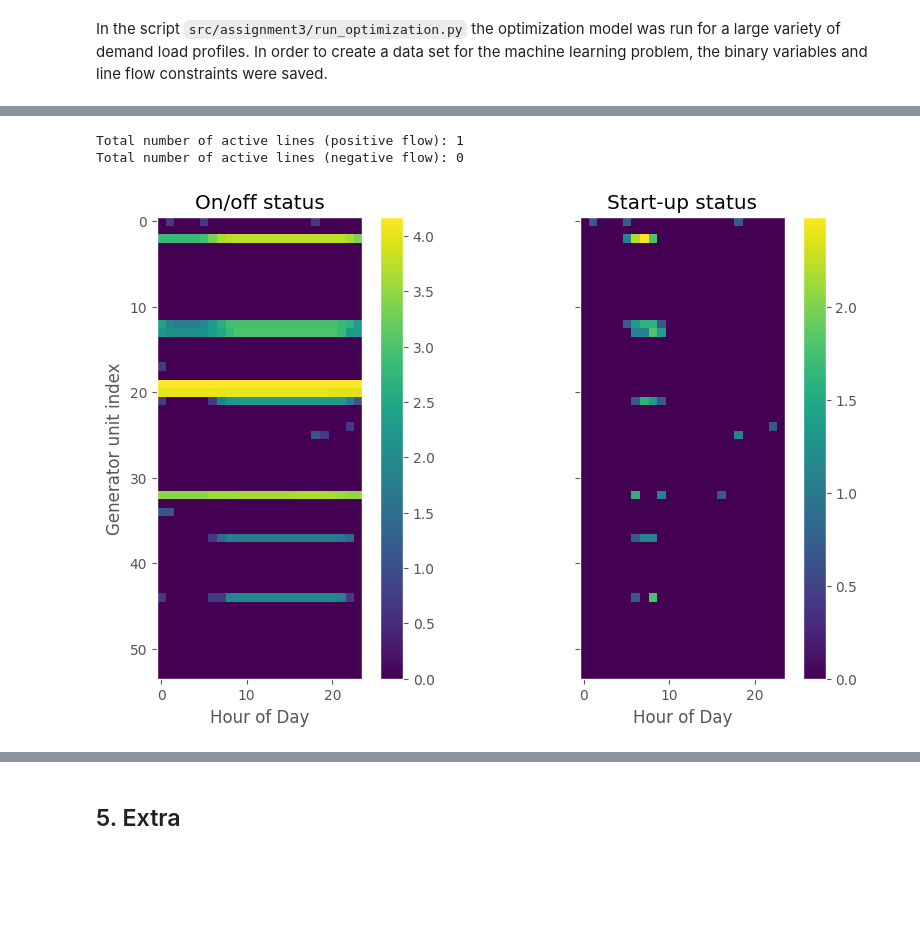
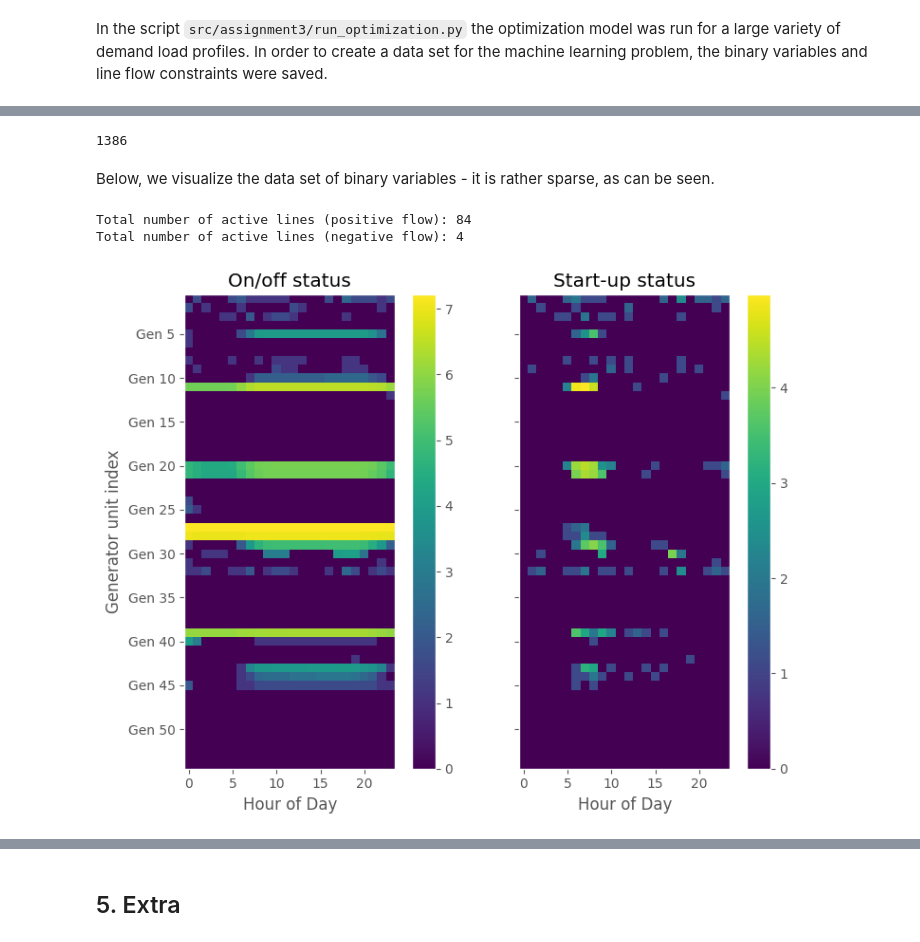
Before and after one commit to albertkjoller/ml-energy-systems, a Jupyter notebook: src/assignment3/notebooks/explainer_notebook.ipynb, the cells around one changed output, grey strips where cells are left out. Saved outputs shown, nothing was run; the diff lists cells and outputs as text; code cells hidden in the pictures; blank space fills up the shorter version.

```diff
--- a/src/assignment3/notebooks/explainer_notebook.ipynb
+++ b/src/assignment3/notebooks/explainer_notebook.ipynb
@@ -38,7 +38,7 @@ pmin    = pd.read_csv(DATA_DIR / 'pgmin.csv')
 ru      = pd.read_csv(DATA_DIR / 'ramp.csv')
 UT      = pd.read_csv(DATA_DIR / 'lu.csv')
 DT      = pd.read_csv(DATA_DIR / 'ld.csv')
-demand  = pd.read_csv(DATA_DIR / 'Demand.csv', sep=';')
+demand  = pd.read_csv(DATA_DIR / 'demand.csv', sep=';')
 c_op    = pd.read_csv(DATA_DIR / 'cost_op.csv')
 c_st    = pd.read_csv(DATA_DIR / 'cost_st.csv')
 PTDF    = pd.read_csv(DATA_DIR / 'PTDF.csv', sep=';')
@@ -626,6 +486,12 @@
 # %%
 import glob
 from pathlib import Path
+
+from tqdm import tqdm
+import numpy as np
 import pandas as pd
+import matplotlib.pyplot as plt
+plt.style.use('ggplot')
 
 DATA_DIR = Path('../data')
+PROCESSED_DIR = DATA_DIR / 'processed'
@@ -632,39 +500,67 @@ DATA_DIR = Path('../data')
 # %%
-pos_active_lines_files      = sorted(glob.glob((DATA_DIR / 'processed/active_pos*.csv').as_posix()), key=lambda x: len(x))
-neg_active_lines_files      = sorted(glob.glob((DATA_DIR / 'processed/active_neg*.csv').as_posix()), key=lambda x: len(x))
-on_off_files                = sorted(glob.glob((DATA_DIR / 'processed/on_off_*.csv').as_posix()), key=lambda x: len(x))
-start_up_files              = sorted(glob.glob((DATA_DIR / 'processed/start_up_*.csv').as_posix()), key=lambda x: len(x))
+file_idx                        = 0
 
-active_pos_lines            = pd.read_csv(pos_active_lines_files[0], index_col=None, header=None)
-active_pos_lines.index      = [f'Hour {i % 24 + 1}' for i in range(active_pos_lines.shape[0])]
-active_pos_lines.columns    = [f'Line {i+1}' for i in range(active_pos_lines.shape[1])]
+pos_active_lines_files          = sorted(glob.glob((PROCESSED_DIR / 'active_pos*.csv').as_posix()), key=lambda x: len(x))
+neg_active_lines_files          = sorted(glob.glob((PROCESSED_DIR / 'active_neg*.csv').as_posix()), key=lambda x: len(x))
+on_off_files                    = sorted(glob.glob((PROCESSED_DIR / 'on_off_*.csv').as_posix()), key=lambda x: len(x))
+start_up_files                  = sorted(glob.glob((PROCESSED_DIR / 'start_up_*.csv').as_posix()), key=lambda x: len(x))
 
-active_neg_lines            = pd.read_csv(neg_active_lines_files[0], index_col=None, header=None)
-active_neg_lines.index      = [f'Hour {i % 24 + 1}' for i in range(active_neg_lines.shape[0])]
-active_neg_lines.columns    = [f'Line {i+1}' for i in range(active_neg_lines.shape[1])]
+for i in range(len(pos_active_lines_files)):
 
-on_off                      = pd.read_csv(on_off_files[0], index_col=None, header=None)
-on_off.index                = [f'Gen {i % 54 +1}' for i in range(on_off.shape[0])]
-on_off.columns              = [f'Hour {i+1}' for i in range(on_off.shape[1])]
+    active_pos_lines_           = pd.read_csv(pos_active_lines_files[file_idx], index_col=None, header=None)
+    active_pos_lines_.index     = [f'Hour {i % 24 + 1}' for i in range(active_pos_lines_.shape[0])]
+    active_pos_lines_.columns   = [f'Line {i+1}' for i in range(active_pos_lines_.shape[1])]
 
-start_up                    = pd.read_csv(start_up_files[0], index_col=None, header=None)
-start_up.index              = [f'Gen {i % 54 +1}' for i in range(start_up.shape[0])]
-start_up.columns            = [f'Hour {i+1}' for i in range(start_up.shape[1])]
+    active_neg_lines_           = pd.read_csv(neg_active_lines_files[file_idx], index_col=None, header=None)
+    active_neg_lines_.index     = [f'Hour {i % 24 + 1}' for i in range(active_neg_lines_.shape[0])]
+    active_neg_lines_.columns   = [f'Line {i+1}' for i in range(active_neg_lines_.shape[1])]
+
+    on_off_                     = pd.read_csv(on_off_files[file_idx], index_col=None, header=None)
+    on_off_.index               = [f'Gen {i % 54 +1}' for i in range(on_off_.shape[0])]
+    on_off_.columns             = [f'Hour {i+1}' for i in range(on_off_.shape[1])]
+
+    start_up_                   = pd.read_csv(start_up_files[file_idx], index_col=None, header=None)
+    start_up_.index             = [f'Gen {i % 54 +1}' for i in range(start_up_.shape[0])]
+    start_up_.columns           = [f'Hour {i+1}' for i in range(start_up_.shape[1])]
+
+    if i == 0:
+        on_off                  = on_off_
+        start_up                = start_up_
+        active_pos_lines = active_pos_lines_
+        active_neg_lines = active_neg_lines_
+    else:
+        on_off                  = pd.concat([on_off, on_off_], axis=0)
+        start_up                = pd.concat([start_up, start_up_], axis=0)
+        active_pos_lines        = pd.concat([active_pos_lines, active_pos_lines_], axis=0)
+        active_neg_lines        = pd.concat([active_neg_lines, active_neg_lines_], axis=0)
+
+print(on_off.shape[0] // 54)
+# %% [output]
+1386
+# %% [markdown]
+Below, we visualize the data set of binary variables - it is rather sparse, as can be seen.
 # %%
 print(f"Total number of active lines (positive flow): {active_pos_lines.sum().sum()}")
 print(f"Total number of active lines (negative flow): {active_neg_lines.sum().sum()}")
 
-fig, axs = plt.subplots(1, 2, sharex=True, sharey=True, figsize=(10, 6))
-for i, df_ in enumerate([on_off, start_up]):
-    im = axs[i].imshow(np.log(df_.reset_index().groupby('index').sum() + 1))
+fig, axs = plt.subplots(1, 2, sharex=True, sharey=True, figsize=(8, 6))
+for i, df_ in enumerate([on_off.copy(), start_up.copy()]):
+    gen_idx = df_.reset_index()['index'].apply(lambda x: int(x.split(" ")[1]))
+    df_ = df_.reset_index(drop=True)
+    df_['gen_idx'] = gen_idx
+
+    im = axs[i].imshow(np.log(df_.groupby('gen_idx').sum() + 1))
     axs[i].grid(None)
     plt.colorbar(im)
 
     axs[i].set_xlabel('Hour of Day')
     axs[i].set_title('On/off status' if i==0 else 'Start-up status')
 axs[0].set_ylabel('Generator unit index')
+axs[0].set_yticks(np.arange(4, 54, 5), [f'Gen {i+1}' for i in range(4, 54, 5)])
+
+plt.tight_layout()
 plt.show()
 # %% [output]
-Total number of active lines (positive flow): 1
-Total number of active lines (negative flow): 0
+Total number of active lines (positive flow): 84
+Total number of active lines (negative flow): 4
-[figure, old version]
+[figure, new version]
```
Also changed, not shown: parts of 25 cells of this notebook.
